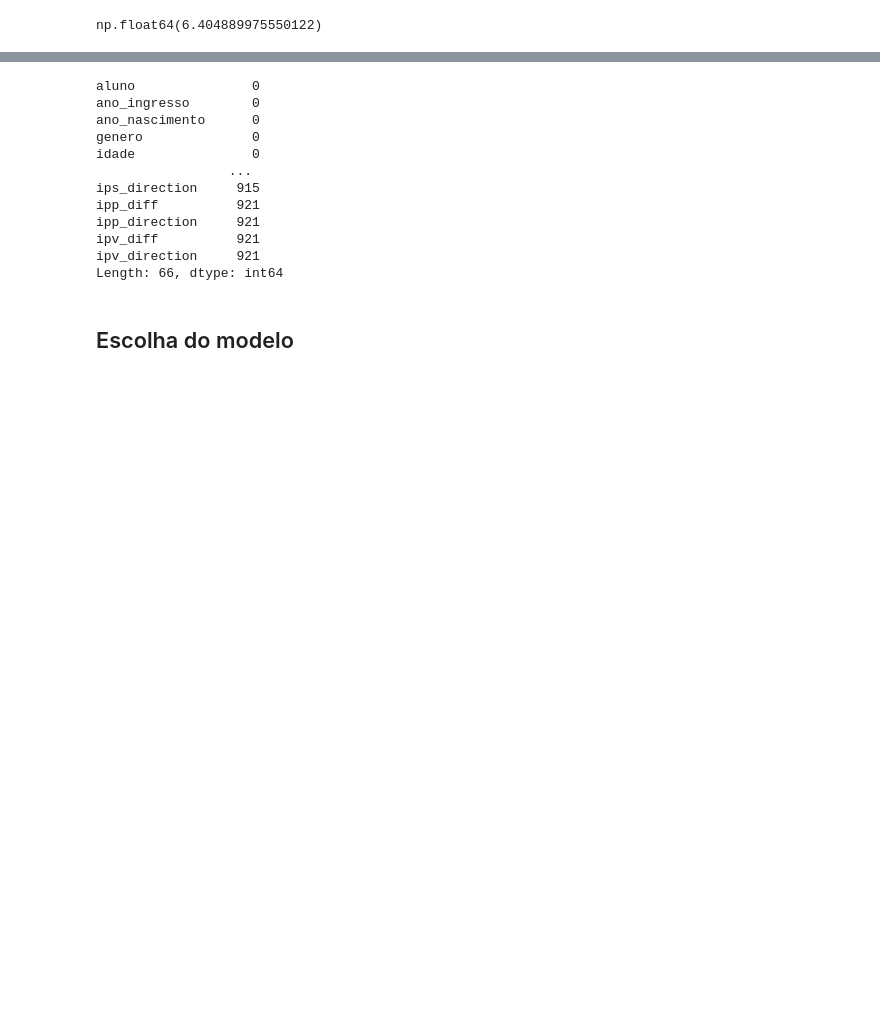
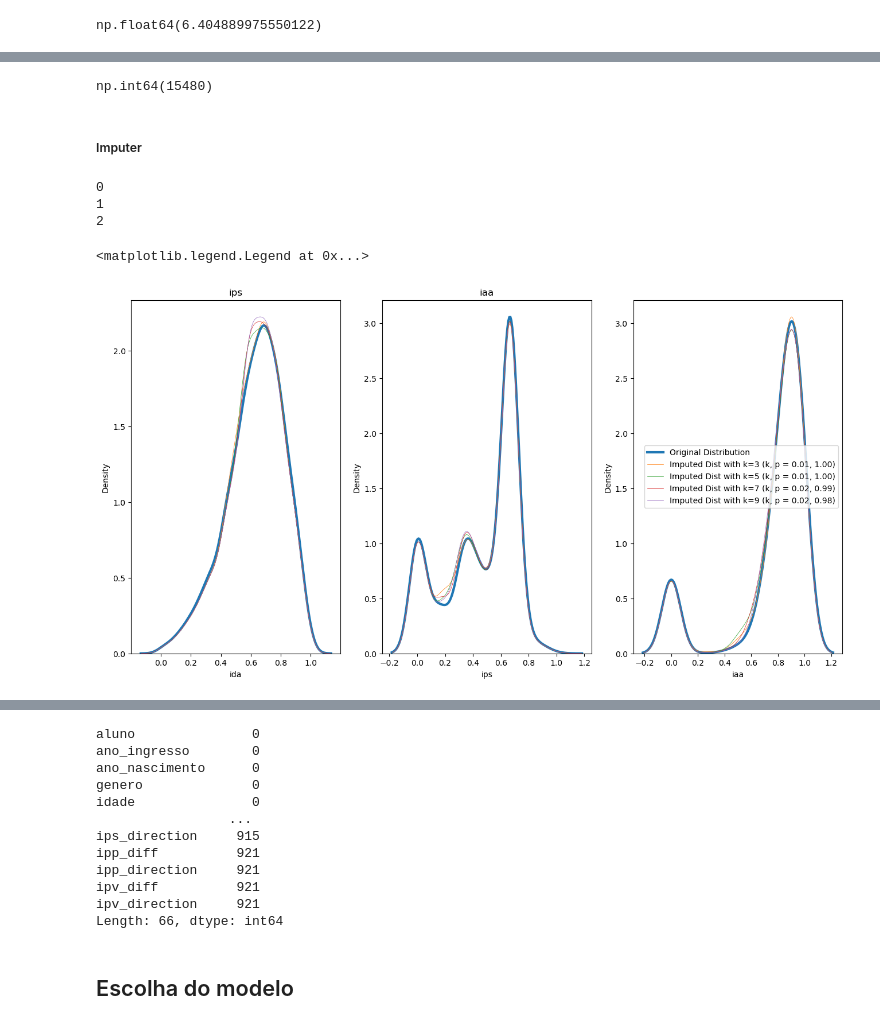
Before and after one commit to victoria-menezes/fiap-data-analytics-DATATHON, a Jupyter notebook: notebook.ipynb, the cells around one changed output, grey strips where cells are left out. Cells and saved outputs as stored; diff of their text form; code cells hidden in the pictures; blank space fills up the shorter version.

```diff
--- a/notebook.ipynb
+++ b/notebook.ipynb
@@ -2706,4 +2745 @@ english_filled
-# %%
-for col in english_filled.columns:
-	df_ML[col] = english_filled[col]
 # %% [markdown]
@@ -2763,0 +2840,6 @@ dtype: int64
+# %%
+df_ML_processed.isna().sum().sum()
+# %% [output]
+np.int64(15480)
+# %% [markdown]
+##### Imputer
@@ -2763,0 +2850,44 @@ dtype: int64
+# %%
+# Source - https://stackoverflow.com/a/71195075
+# Posted by SERGIO
+# Retrieved 2026-03-07, License - CC BY-SA 4.0
+
+n_neighbors = [3, 5, 7, 9]
+
+cols = ['ida', 'ips', 'iaa']
+
+fig, axs = plt.subplots(ncols = 3, figsize=(16, 8))
+# Plot the original distribution
+width = 3
+for i in range(len(cols)):
+	ax.set_title(cols[i])
+	ax = axs[i]
+	sns.kdeplot(df_ML_processed[cols[i]], label="Original", linewidth = width, ax = ax)
+
+for k in n_neighbors:
+	knn_imp = KNNImputer(n_neighbors=k)
+	df_imp = pd.DataFrame(knn_imp.fit_transform(df_ML_processed), columns = df_ML_processed.columns)
+	for i in range(len(cols)):
+		ax = axs[i]
+
+		# vamos utilizar o teste Kolmogorov-Smirnov para comparar a distribuição nova com a antiga
+
+		a = np.array(df_ML_processed[cols[0]])
+		b = np.array(df_imp[cols[0]])
+
+		# null hypothesis = as duas distribuições são iguais
+		# p > 0.05 significa que NÃO descartaremos a hipótese nula (não temos evidência para rejeitar a hipótese nula)
+		ks, p = stats.ks_2samp(a, b, nan_policy = 'omit')
+		# print(k, p)
+
+
+		# ax.text(y = 1 - 0.1, x = 0.10, s = 30)
+		sns.kdeplot(df_imp[cols[i]], label=f"Imputed with k={k} (k, p = {ks:.2f}, {p:.2f})", warn_singular=False, linewidth = 0.5, ax = ax, legend = True)
+
+plt.legend()
+# %% [output]
+0
+1
+2
+<matplotlib.legend.Legend at 0x...>
+[figure, added]
```
Also changed, not shown: parts of 35 cells of this notebook.
